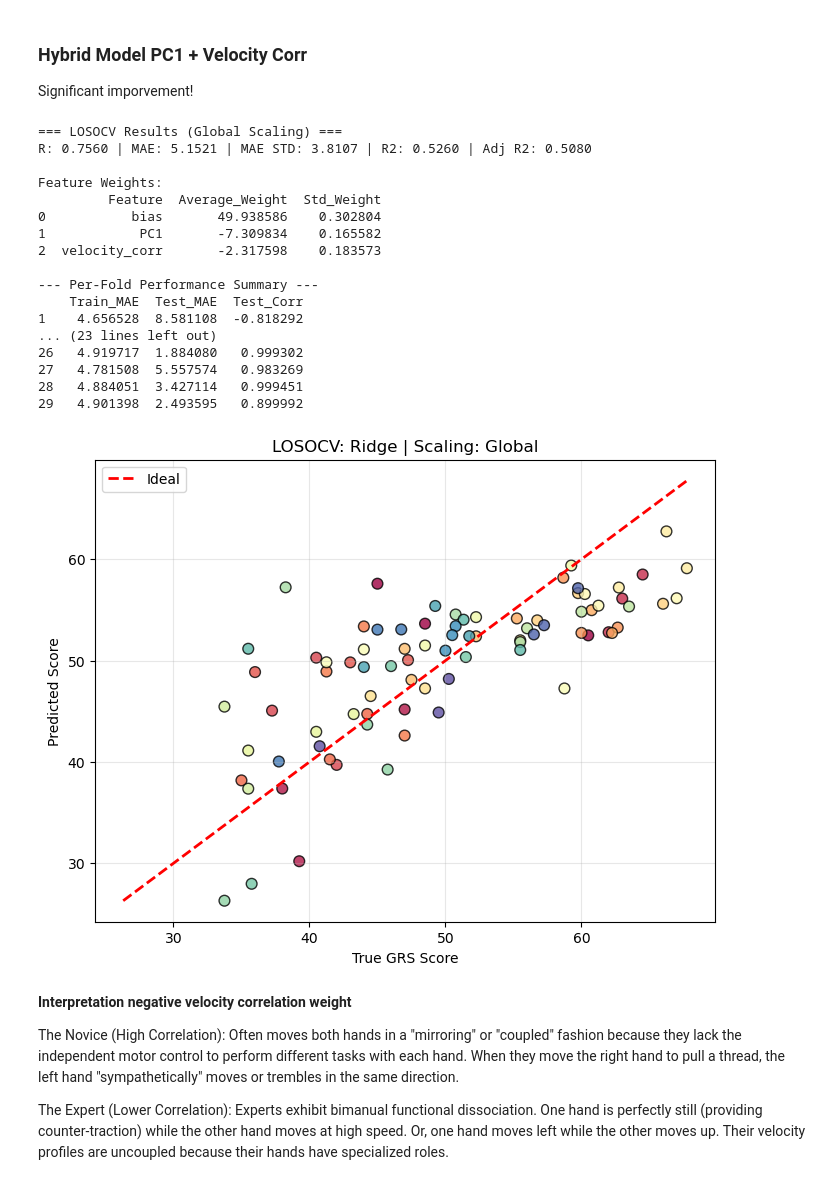
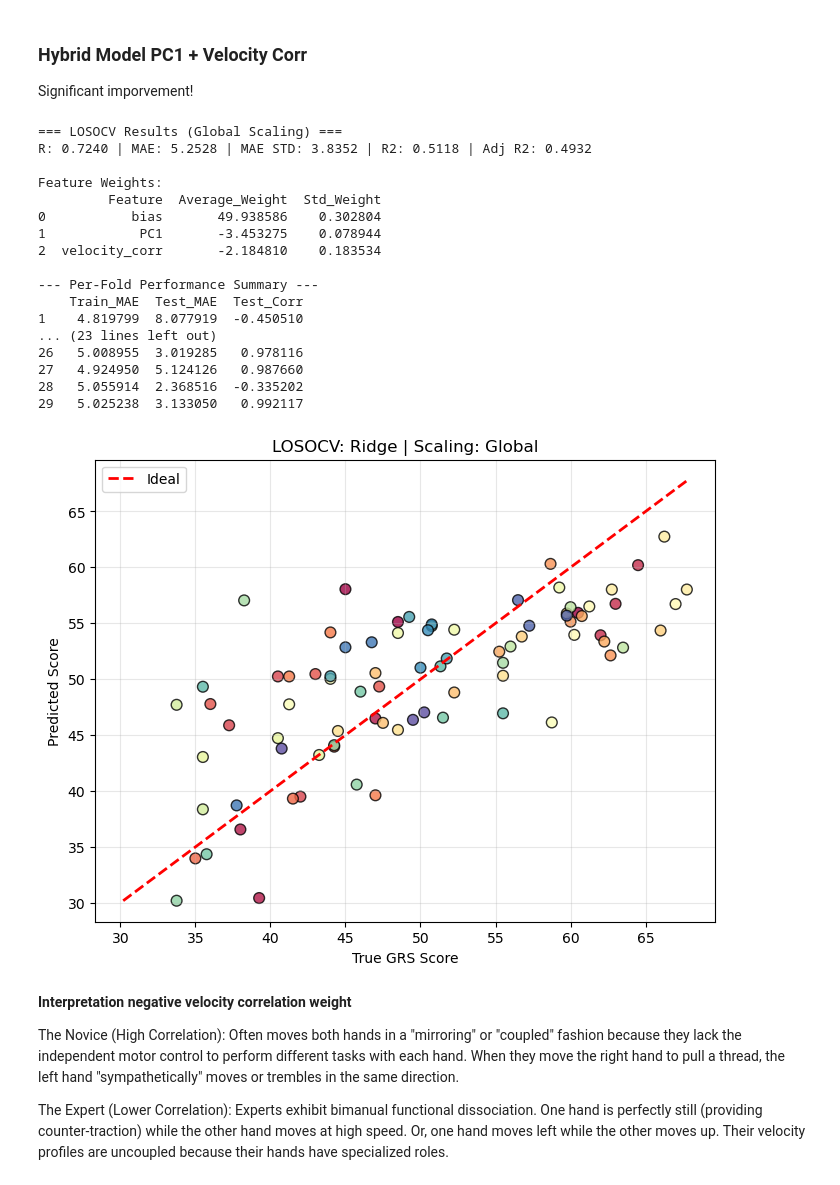
Before and after one commit to FinnWeikert/master-project, a Jupyter notebook: notebooks_final/final_baseline_models.ipynb, the cells around one changed output. Saved outputs shown, nothing was run; the diff lists cells and outputs as text; code cells hidden in the pictures.

```diff
--- a/notebooks_final/final_baseline_models.ipynb
+++ b/notebooks_final/final_baseline_models.ipynb
@@ -16,7 +16,7 @@ from src_final.models.analysis import leakage_free_correlation_analysis, leakage
 from src_final.models.baseline_loso import evaluate_loso_model
 # %%
 # file paths
-processed_dir="data/processed/landmark_dataframes2/" # NOTE the original results were obtained with "landmark_dataframes"
+processed_dir="data/processed/landmark_dataframes/" # NOTE the original results were obtained with "landmark_dataframes"
 ratings_csv="data/scores/merged_scores.csv"
 
 # create scores dataframe
@@ -32,7 +32,7 @@ for filename in tqdm(processed_files):
     df_raw = pd.read_pickle(os.path.join(processed_dir, filename))
 
     # Initialize and compute in one step
-    extractor = SurgicalFeatureExtractor(df_raw, fps=30, min_disp=0, vel_threshold=40)
+    extractor = SurgicalFeatureExtractor(df_raw, fps=30, min_disp=0, vel_threshold=30)
 
     # Get the 1-row dataframe of features
     feats = extractor.features_df
@@ -55,7 +57,7 @@ Extract features that are highly correlated with scores (>0.6) over all folds
 # correlation between features and scores
 all_features = [col for col in df_full if col not in df_ratings.columns]
 right_features = [col for col in all_features if 'Left' not in col]
-fair_corr_df = leakage_free_correlation_analysis(df_full, all_features, n=6)
+fair_corr_df = leakage_free_correlation_analysis(df_full, right_features, n=6)
 fair_corr_df
 # %% [output]
 |  | Feature | Mean_Corr_with_Target | Std_Corr_with_Target | Min_Corr_with_Target | Max_Corr_with_Target | ... |
@@ -78,5 +80,5 @@ fair_corr_df
 # %%
-top_features = fair_corr_df[(abs(fair_corr_df['Min_Corr_with_Target']) > 0.6) & (abs(fair_corr_df['Max_Corr_with_Target']) > 0.6)]['Feature'].tolist()
+top_features = fair_corr_df[(abs(fair_corr_df['Min_Corr_with_Target']) > 0.5) & (abs(fair_corr_df['Max_Corr_with_Target']) > 0.5)]['Feature'].tolist()
 
 # top feature intercorrelation
 inter_corrs = df_full[top_features].corr()
@@ -87,7 +89,7 @@ for i in range(len(top_features)):
     for j in range(i+1, len(top_features)):
         feat1 = top_features[i]
         feat2 = top_features[j]
-        if abs(inter_corrs.loc[feat1, feat2]) > 0.975:
+        if abs(inter_corrs.loc[feat1, feat2]) > 0.99:
             to_drop.add(feat2)
 
 to_drop
@@ -214,26 +215,26 @@ df_res_leakage_free
 
 Significant imporvement!
 # %%
-_, _, _ = evaluate_loso_model(df_full, ['num_reversals_Right'], extra_features=['velocity_corr'], model_class=Ridge, pca_components=[0], print_fold_metrics=True)
+_, _, _ = evaluate_loso_model(df_full, top_features, extra_features=['velocity_corr'], model_class=Ridge, pca_components=[0], print_fold_metrics=True)
 # %% [output]
 === LOSOCV Results (Global Scaling) ===
-R: 0.7560 | MAE: 5.1521 | MAE STD: 3.8107 | R2: 0.5260 | Adj R2: 0.5080
+R: 0.7240 | MAE: 5.2528 | MAE STD: 3.8352 | R2: 0.5118 | Adj R2: 0.4932
 
 Feature Weights:
          Feature  Average_Weight  Std_Weight
 0           bias       49.938586    0.302804
-1            PC1       -7.309834    0.165582
-2  velocity_corr       -2.317598    0.183573
+1            PC1       -3.453275    0.078944
+2  velocity_corr       -2.184810    0.183534
 
 --- Per-Fold Performance Summary ---
     Train_MAE  Test_MAE  Test_Corr
-1    4.656528  8.581108  -0.818292
+1    4.819799  8.077919  -0.450510
 ... (23 lines left out)
-26   4.919717  1.884080   0.999302
-27   4.781508  5.557574   0.983269
-28   4.884051  3.427114   0.999451
-29   4.901398  2.493595   0.899992
+26   5.008955  3.019285   0.978116
+27   4.924950  5.124126   0.987660
+28   5.055914  2.368516  -0.335202
+29   5.025238  3.133050   0.992117
-[figure, old version]
+[figure, new version]
 # %% [markdown]
 **Interpretation negative velocity correlation weight**
 
```
Also changed, not shown: parts of 21 cells of this notebook, 15 other files.
